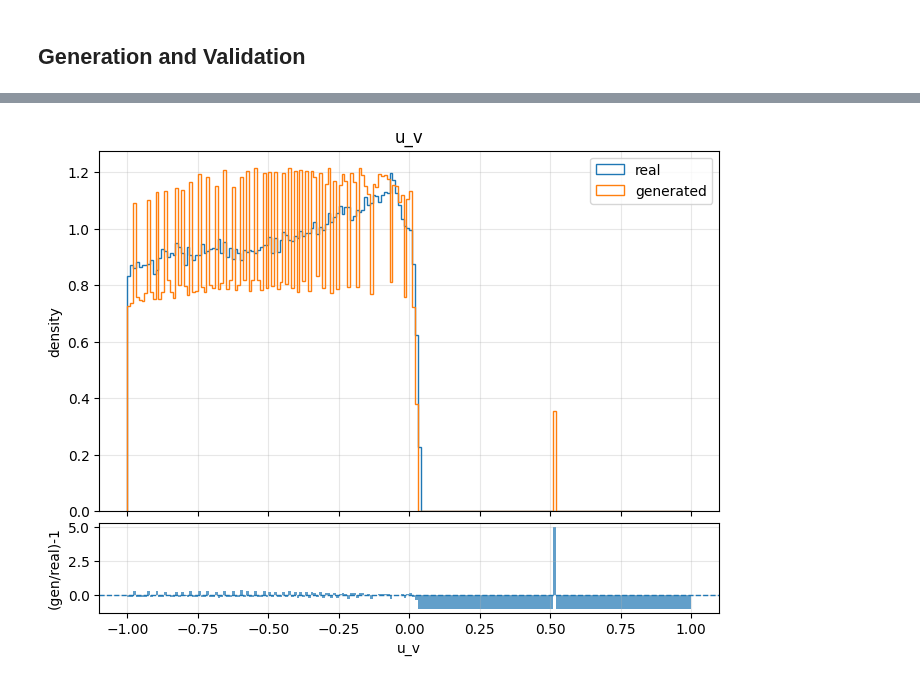
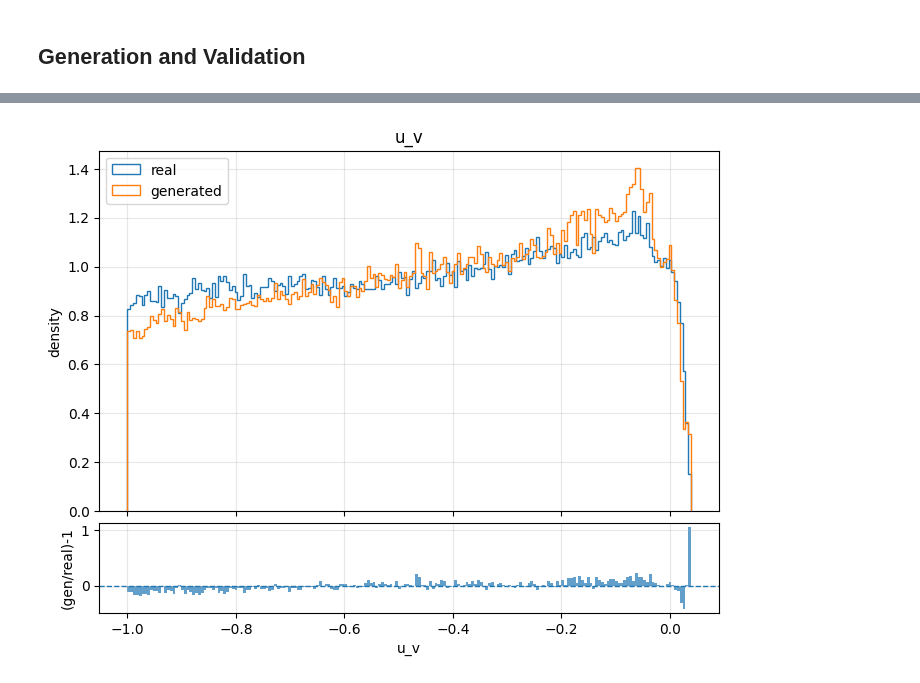
Before and after one commit to francescomonastra/MAGI, a Jupyter notebook: GEEANNT_v1_5RS.ipynb, the cells around one changed output, grey strips where cells are left out. Saved outputs shown, nothing was run; the diff lists cells and outputs as text; code cells hidden in the pictures.

```diff
--- a/GEEANNT_v1_5RS.ipynb
+++ b/GEEANNT_v1_5RS.ipynb
@@ -3395,11 +3988,11 @@ n_types = int(cond_train.shape[1])
 model = CVAE_CatEnergy_CatUV(
     n_types=n_types,
     n_energy_bins=n_energy_bins,
-    n_uv_bins=U_V_NBINS,
+    n_uv_bins=U_V_NBINS_EFF,
     uv_bin_edges=u_v_bins,
 
     latent_dim=8, # we can start with a smaller latent space for a quick test (latent_dim=12 is overkill)
-    hidden=(128, 128, 64, 64), # previous version had (128, 128, 64, 64, 64) but we can start with fewer layers for a quick test
+    hidden=(128, 128, 64, 64, 64), # previous version had (128, 128, 64, 64, 64) but we can start with fewer layers for a quick test
     beta=0.1,
     type_weights=type_weights,
 
@@ -3414,17 +4007,20 @@ model = CVAE_CatEnergy_CatUV(
     lambda_phi_r=2e-2,
 
     # Reconstruction weights
-    w_energy=1.0,   # categorical energy head
+    w_energy=0.8,   # categorical energy head, reduced from 1.0 to 0.8 to allow more focus on other variables
     w_sr=1.1,       # Gaussian s_r head
     w_uv=1.2,       # categorical u_v head
     w_phi_r=1.4,    # position angular head
     w_phi_v=1.1,    # direction angular head
 
     # Geometric xy-loss
-    w_xy=0.01,
+    w_xy=0.002, # reduced from 0.01 to prevent it from dominating the early training before the model has learned a reasonable position representation
 
     # Sphere geometry used in xy-loss
     sphere_R=R,
+
+    # New controls for u_v categorical modeling
+    sample_uv_uniform_inside_bin=True,
 )
 
 model.compile(
@@ -3441,7 +4037,7 @@ callbacks = [
     keras.callbacks.ReduceLROnPlateau(
         monitor="val_loss",
         factor=0.5,
-        patience=4,
+        patience=6,
         min_lr=1e-5,
         verbose=1
     ),
@@ -3451,7 +4047,7 @@ callbacks = [
 history = model.fit(
     train_ds,
     validation_data=val_ds,
-    epochs=20,
+    epochs=60,
     callbacks=callbacks,
     verbose=1
 )
@@ -3862,16 +4500,16 @@ def renorm_cos_sin(c, s, eps=1e-12):
     return c / r, s / r
 
 # ==========================================================
-# REAL TEST DATA (NEW STRUCTURE)
+# REAL TEST DATA
 # ==========================================================
 
 # Energy
 E_real_test = E_test_raw.copy()
 logE_real_test = np.log10(E_real_test)
 
-# -------------------------------
+# ----------------------------------------------------------
 # Position
-# -------------------------------
+# ----------------------------------------------------------
 s_r_real = X_cont_test[:, 0]
 u_r_real = np.tanh(s_r_real)
 
@@ -3885,11 +4523,11 @@ x_real = C[0] + R * sin_tr_real * cphi_r_real
 y_real = C[1] + R * sin_tr_real * sphi_r_real
 z_real = C[2] + R * u_r_real
 
-# -------------------------------
+# ----------------------------------------------------------
 # Direction (DIRECT u_v)
-# -------------------------------
+# ----------------------------------------------------------
 u_v_real = u_v_test_raw.copy()
-u_v_real = np.clip(u_v_real, -1.0 + eps, 1.0 - eps)
+u_v_real = np.clip(u_v_real, u_v_bins[0] + eps, u_v_bins[-1] - eps)
 
 cphi_v_real = X_cont_test[:, 3].copy()
 sphi_v_real = X_cont_test[:, 4].copy()
@@ -3904,11 +4542,11 @@ vz_real = u_v_real
 # ==========================================================
 # GENERATED DATA (from previous cells)
 # Already available:
-# E_gen, logE_gen
-# s_r_gen, cphi_r_gen, sphi_r_gen
-# u_v_gen, cphi_v_gen, sphi_v_gen
-# x_gen, ypos_gen, z_gen
-# vx_gen_rec, vy_gen_rec, vz_gen
+#   E_gen, logE_gen
+#   s_r_gen, cphi_r_gen, sphi_r_gen
+#   u_v_gen, cphi_v_gen, sphi_v_gen
+#   x_gen, ypos_gen, z_gen
+#   vx_gen_rec, vy_gen_rec, vz_gen
 # ==========================================================
 
 # ==========================================================
@@ -3945,7 +4583,7 @@ def compare_hist_with_residuals(
         gridspec_kw={"height_ratios": [4, 1], "hspace": 0.05}
     )
 
-    # Top
+    # Top panel
     ax_top.hist(real, bins=bin_edges, density=True, histtype="step", label="real")
     ax_top.hist(gen,  bins=bin_edges, density=True, histtype="step", label="generated")
     ax_top.set_ylabel("density")
@@ -3953,7 +4591,7 @@ def compare_hist_with_residuals(
     ax_top.legend()
     ax_top.grid(True, alpha=0.3)
 
-    # Bottom
+    # Bottom panel
     ax_bot.axhline(0.0, linestyle="--", linewidth=1)
     ax_bot.bar(bin_centers, residuals, width=bin_widths, alpha=0.7)
     ax_bot.set_xlabel(name)
@@ -3972,14 +4610,22 @@ scores = {
     "y": wasserstein_distance(y_real, ypos_gen),
     "z": wasserstein_distance(z_real, z_gen),
     "u_v": wasserstein_distance(u_v_real, u_v_gen),
-    "vx": wasserstein_distance(vx_real, vx_gen),
-    "vy": wasserstein_distance(vy_real, vy_gen),
+    "cphi_v": wasserstein_distance(cphi_v_real, cphi_v_gen),
+    "sphi_v": wasserstein_distance(sphi_v_real, sphi_v_gen),
+    "vx": wasserstein_distance(vx_real, vx_gen_rec),
+    "vy": wasserstein_distance(vy_real, vy_gen_rec),
     "vz": wasserstein_distance(vz_real, vz_gen),
 }
 
 print("\n--- Wasserstein scores ---")
 for k, v in scores.items():
-    print(f"{k:>6s}: {v:.6f}")
+    print(f"{k:>8s}: {v:.6f}")
+
+# ==========================================================
+# Plot ranges
+# ==========================================================
+
+uv_plot_range = (min(u_v_real.min(), u_v_gen.min()), max(u_v_real.max(), u_v_gen.max()))
 
 # ==========================================================
 # PLOTS
@@ -3995,13 +4641,13 @@ compare_hist_with_residuals(y_real, ypos_gen, "y", ratio_clip=5)
 compare_hist_with_residuals(z_real, z_gen, "z", ratio_clip=5)
 
 # Direction
-compare_hist_with_residuals(u_v_real, u_v_gen, "u_v", range_=(-1, 1), ratio_clip=5)
+compare_hist_with_residuals(u_v_real, u_v_gen, "u_v", range_=uv_plot_range, ratio_clip=5)
 compare_hist_with_residuals(cphi_v_real, cphi_v_gen, "cos(phi_v)", range_=(-1, 1), ratio_clip=5)
 compare_hist_with_residuals(sphi_v_real, sphi_v_gen, "sin(phi_v)", range_=(-1, 1), ratio_clip=5)
 
 # Cartesian direction
-compare_hist_with_residuals(vx_real, vx_gen, "vx", range_=(-1, 1), ratio_clip=5)
-compare_hist_with_residuals(vy_real, vy_gen, "vy", range_=(-1, 1), ratio_clip=5)
+compare_hist_with_residuals(vx_real, vx_gen_rec, "vx", range_=(-1, 1), ratio_clip=5)
+compare_hist_with_residuals(vy_real, vy_gen_rec, "vy", range_=(-1, 1), ratio_clip=5)
 compare_hist_with_residuals(vz_real, vz_gen, "vz", range_=(-1, 1), ratio_clip=5)
 
 # ==========================================================
@@ -4010,7 +4656,7 @@ compare_hist_with_residuals(vz_real, vz_gen, "vz", range_=(-1, 1), ratio_clip=5)
 
 print("\n--- RANGE CHECK ---")
 print("logE real/gen:", logE_real_test.min(), logE_real_test.max(), "|", logE_gen.min(), logE_gen.max())
-print("u_v real/gen:", u_v_real.min(), u_v_real.max(), "|", u_v_gen.min(), u_v_gen.max())
+print("u_v  real/gen:", u_v_real.min(), u_v_real.max(), "|", u_v_gen.min(), u_v_gen.max())
 
 print("\nPosition:")
 print("x real/gen:", x_real.min(), x_real.max(), "|", x_gen.min(), x_gen.max())
@@ -4018,11 +4664,16 @@ print("y real/gen:", y_real.min(), y_real.max(), "|", ypos_gen.min(), ypos_gen.m
 print("z real/gen:", z_real.min(), z_real.max(), "|", z_gen.min(), z_gen.max())
 
 print("\nDirection:")
-print("vx real/gen:", vx_real.min(), vx_real.max(), "|", vx_gen.min(), vx_gen.max())
-print("vy real/gen:", vy_real.min(), vy_real.max(), "|", vy_gen.min(), vy_gen.max())
+print("cphi_v real/gen:", cphi_v_real.min(), cphi_v_real.max(), "|", cphi_v_gen.min(), cphi_v_gen.max())
+print("sphi_v real/gen:", sphi_v_real.min(), sphi_v_real.max(), "|", sphi_v_gen.min(), sphi_v_gen.max())
+print("vx real/gen:", vx_real.min(), vx_real.max(), "|", vx_gen_rec.min(), vx_gen_rec.max())
+print("vy real/gen:", vy_real.min(), vy_real.max(), "|", vy_gen_rec.min(), vy_gen_rec.max())
 print("vz real/gen:", vz_real.min(), vz_real.max(), "|", vz_gen.min(), vz_gen.max())
 
+# ==========================================================
 # Norm checks
+# ==========================================================
+
 norm_phi_r_real = np.sqrt(cphi_r_real**2 + sphi_r_real**2)
 norm_phi_r_gen  = np.sqrt(cphi_r_gen**2 + sphi_r_gen**2)
 
@@ -4050 +4703 @@ print("phi_v real/gen:", norm_phi_v_real.mean(), norm_phi_v_gen.mean())
-[figure, old version]
+[figure, new version]
```
Also changed, not shown: parts of 8 cells of this notebook.
